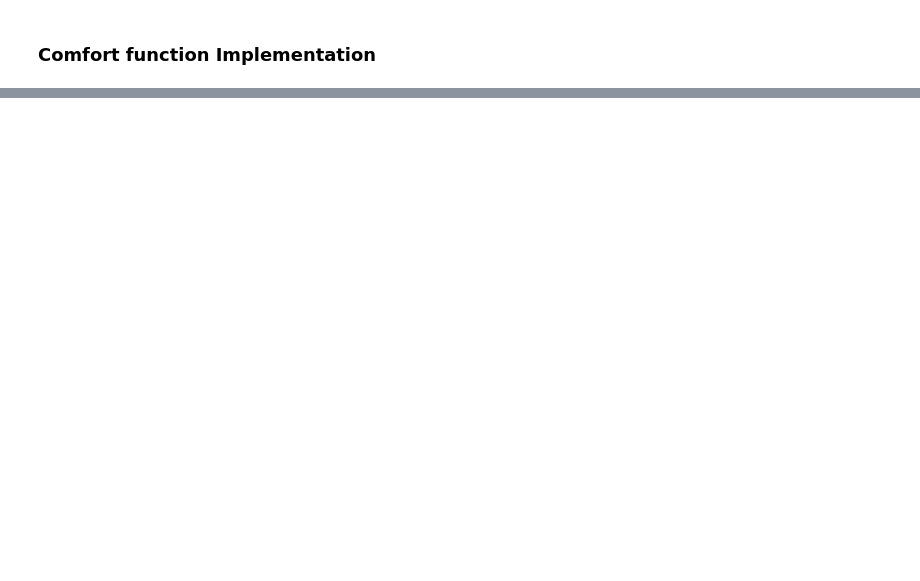
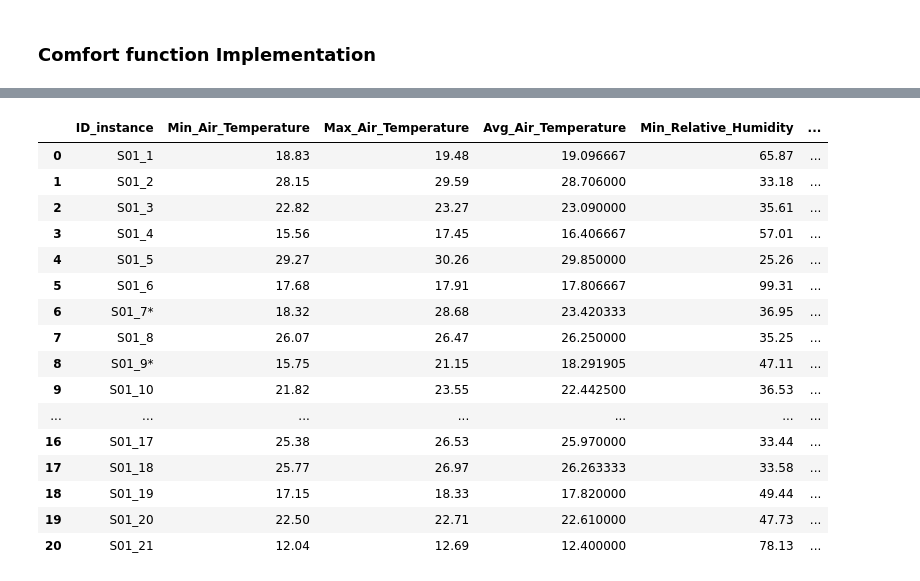
Before and after one commit to tomarp/COC-D, a Jupyter notebook: code/notebook_S01.ipynb, the cells around one changed output, grey strips where cells are left out. Cells and saved outputs as stored; diff of their text form; code cells hidden in the pictures; blank space fills up the shorter version.

```diff
--- a/code/notebook_S01.ipynb
+++ b/code/notebook_S01.ipynb
@@ -839,0 +483,56 @@ predictions_encoded[:5], accuracy_encoded
+# %%
+# Convert the Data column in weather data to datetime
+weather_data['Data'] = pd.to_datetime(weather_data['Data'])
+
+# Initialize an empty list to store the results
+results = []
+
+# Iterate over each commuting instance
+for _, row in commuting_df.iterrows():
+    # Filter the weather data within the date-time range of the commuting instance
+    mask = (weather_data['Data'] >= row['Start Time']) & (weather_data['Data'] <= row['End Time'])
+    filtered_data = weather_data[mask]
+
+    # Calculate the average, min, and max for Relative Humidity and Air Temperature
+    min_temp = filtered_data['Air Temperature Min (\'C)'].min()
+    max_temp = filtered_data['Air Temperature Max (\'C)'].max()
+    avg_temp = filtered_data['Air Temperature Ave (\'C)'].mean()
+
+    min_rh = filtered_data['Relative Humidity Min (%)'].min()
+    max_rh = filtered_data['Relative Humidity Max (%)'].max()
+    avg_rh = filtered_data['Relative Humidity Ave (%)'].mean()
+
+    # Append the results
+    results.append({
+        'ID_instance': row['ID_instance'],
+        'Min_Air_Temperature': min_temp,
+        'Max_Air_Temperature': max_temp,
+        'Avg_Air_Temperature': avg_temp,
+        'Min_Relative_Humidity': min_rh,
+        'Max_Relative_Humidity': max_rh,
+        'Avg_Relative_Humidity': avg_rh
+    })
+
+# Convert the results to a DataFrame
+results_df = pd.DataFrame(results)
+
+# Display the results
+results_df
+# %% [output]
+|  | ID_instance | Min_Air_Temperature | Max_Air_Temperature | Avg_Air_Temperature | Min_Relative_Humidity | ... |
+| 0 | S01_1 | 18.83 | 19.48 | 19.096667 | 65.87 | ... |
+| 1 | S01_2 | 28.15 | 29.59 | 28.706000 | 33.18 | ... |
+| 2 | S01_3 | 22.82 | 23.27 | 23.090000 | 35.61 | ... |
+| 3 | S01_4 | 15.56 | 17.45 | 16.406667 | 57.01 | ... |
+| 4 | S01_5 | 29.27 | 30.26 | 29.850000 | 25.26 | ... |
+| 5 | S01_6 | 17.68 | 17.91 | 17.806667 | 99.31 | ... |
+| 6 | S01_7* | 18.32 | 28.68 | 23.420333 | 36.95 | ... |
+| 7 | S01_8 | 26.07 | 26.47 | 26.250000 | 35.25 | ... |
+| 8 | S01_9* | 15.75 | 21.15 | 18.291905 | 47.11 | ... |
+| 9 | S01_10 | 21.82 | 23.55 | 22.442500 | 36.53 | ... |
+| ... | ... | ... | ... | ... | ... | ... |
+| 16 | S01_17 | 25.38 | 26.53 | 25.970000 | 33.44 | ... |
+| 17 | S01_18 | 25.77 | 26.97 | 26.263333 | 33.58 | ... |
+| 18 | S01_19 | 17.15 | 18.33 | 17.820000 | 49.44 | ... |
+| 19 | S01_20 | 22.50 | 22.71 | 22.610000 | 47.73 | ... |
+| 20 | S01_21 | 12.04 | 12.69 | 12.400000 | 78.13 | ... |
```
Also changed, not shown: parts of 49 cells of this notebook, 1 other file.
